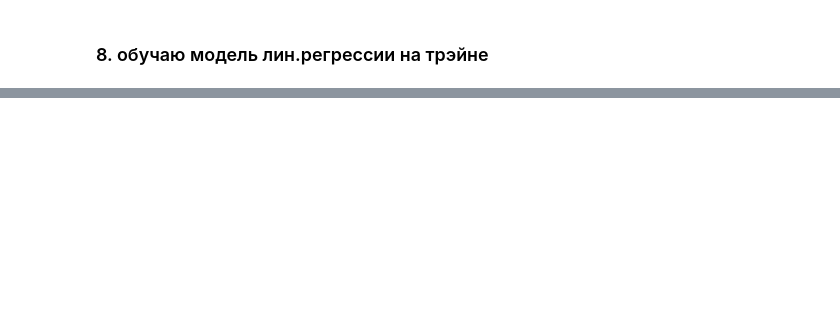
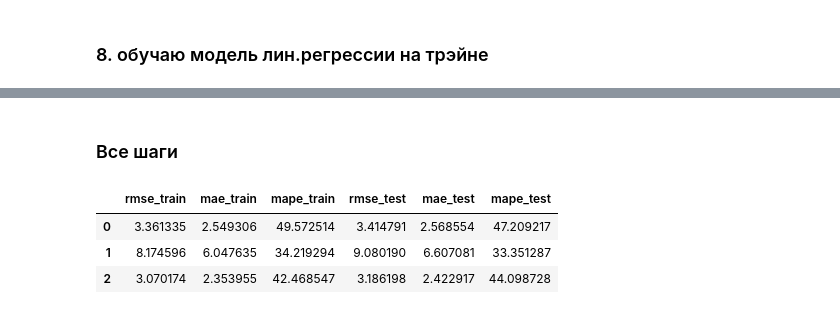
Before and after one commit to kogriv/chicago_spark, a Jupyter notebook: notebooks/03_ml.ipynb, the cells around one changed output, grey strips where cells are left out. Cells and saved outputs as stored; diff of their text form; code cells hidden in the pictures; blank space fills up the shorter version.

```diff
--- a/notebooks/03_ml.ipynb
+++ b/notebooks/03_ml.ipynb
@@ -765,0 +689,2 @@ def custom_scaler():
+# %% [markdown]
+### Все шаги
@@ -765,0 +776,8 @@ def custom_scaler():
+# %%
+models[["rmse_train", "mae_train", "mape_train",
+        "rmse_test", "mae_test", "mape_test",]].head(3)
+# %% [output]
+|  | rmse_train | mae_train | mape_train | rmse_test | mae_test | mape_test |
+| 0 | 3.361335 | 2.549306 | 49.572514 | 3.414791 | 2.568554 | 47.209217 |
+| 1 | 8.174596 | 6.047635 | 34.219294 | 9.080190 | 6.607081 | 33.351287 |
+| 2 | 3.070174 | 2.353955 | 42.468547 | 3.186198 | 2.422917 | 44.098728 |
```
Also changed, not shown: parts of 89 cells of this notebook, 4 other files.
